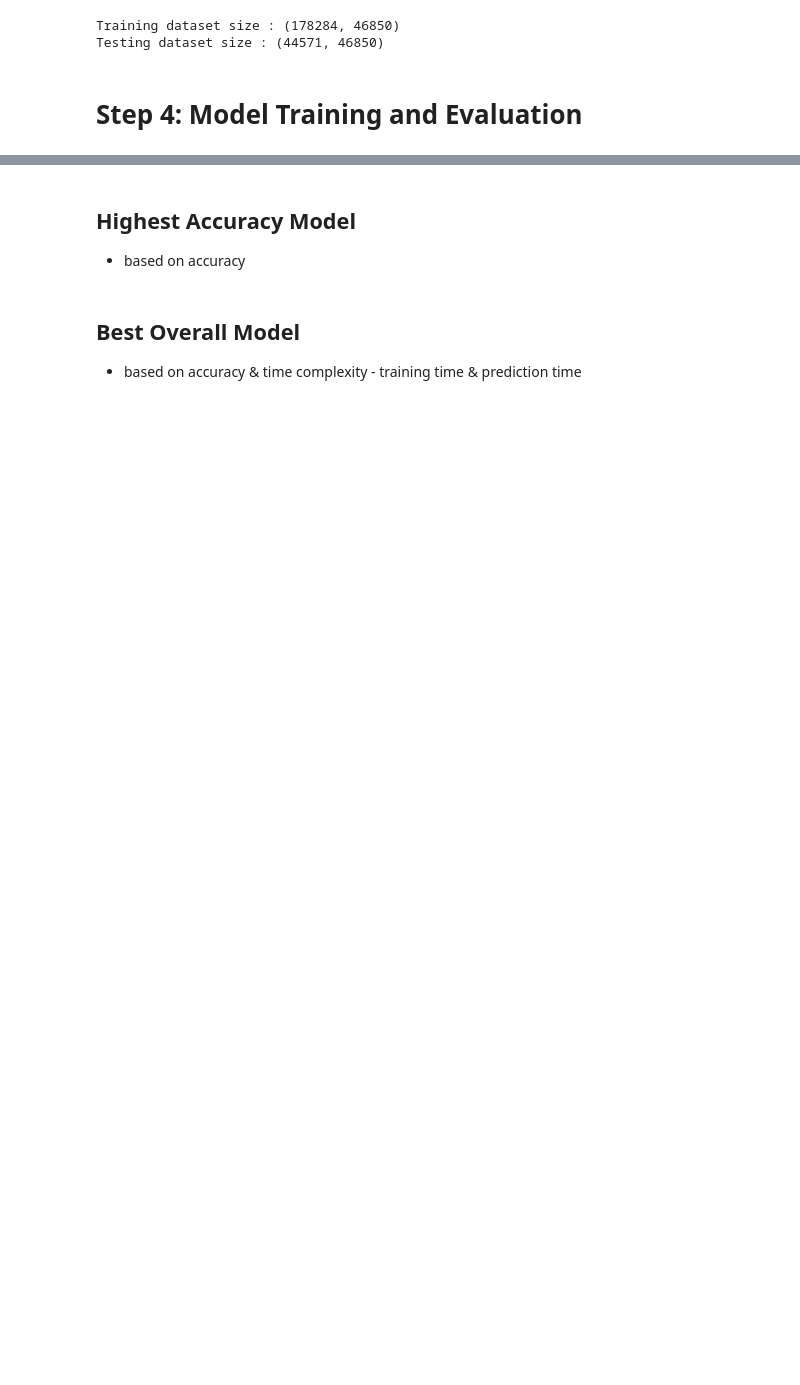
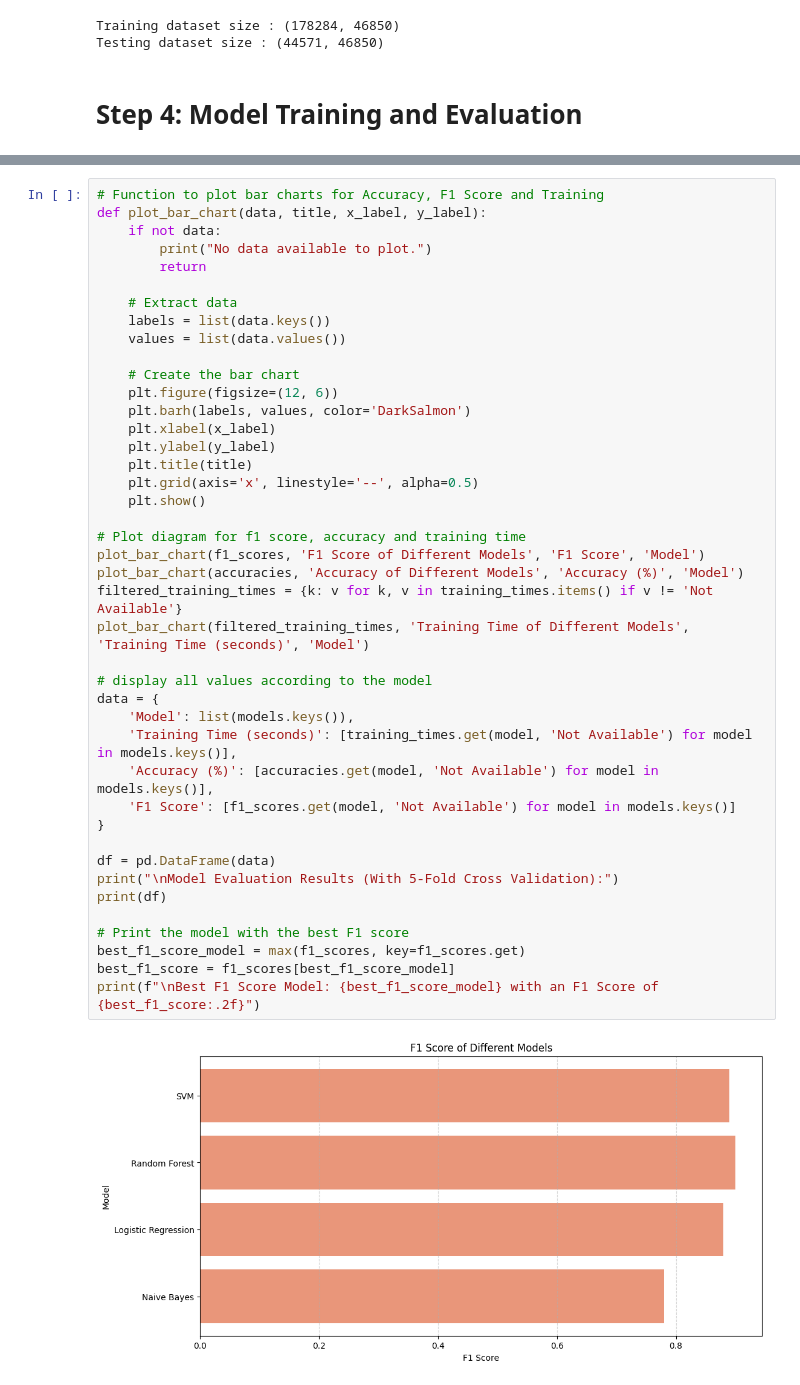
Before and after one commit to JohnstonYap/predict-bank-trans-category, a Jupyter notebook: code.ipynb, the cells around one changed output, grey strips where cells are left out. Drawn from its saved outputs; the diff is of its cells as text; blank space fills up the shorter version.

```diff
--- a/code.ipynb
+++ b/code.ipynb
@@ -533,6 +666,44 @@ Loading existing SVM model...
-# %% [markdown]
-## Highest Accuracy Model
-- based on accuracy
-# %% [markdown]
-## Best Overall Model
-- based on accuracy & time complexity - training time & prediction time
+# %%
+# Function to plot bar charts for Accuracy, F1 Score and Training
+def plot_bar_chart(data, title, x_label, y_label):
+    if not data:
+        print("No data available to plot.")
+        return
+
+    # Extract data
+    labels = list(data.keys())
+    values = list(data.values())
+
+    # Create the bar chart
+    plt.figure(figsize=(12, 6))
+    plt.barh(labels, values, color='DarkSalmon')
+    plt.xlabel(x_label)
+    plt.ylabel(y_label)
+    plt.title(title)
+    plt.grid(axis='x', linestyle='--', alpha=0.5)
+    plt.show()
+
+# Plot diagram for f1 score, accuracy and training time
+plot_bar_chart(f1_scores, 'F1 Score of Different Models', 'F1 Score', 'Model')
+plot_bar_chart(accuracies, 'Accuracy of Different Models', 'Accuracy (%)', 'Model')
+filtered_training_times = {k: v for k, v in training_times.items() if v != 'Not Available'}
+plot_bar_chart(filtered_training_times, 'Training Time of Different Models', 'Training Time (seconds)', 'Model')
+
+# display all values according to the model
+data = {
+    'Model': list(models.keys()),
+    'Training Time (seconds)': [training_times.get(model, 'Not Available') for model in models.keys()],
+    'Accuracy (%)': [accuracies.get(model, 'Not Available') for model in models.keys()],
+    'F1 Score': [f1_scores.get(model, 'Not Available') for model in models.keys()]
+}
+
+df = pd.DataFrame(data)
+print("\nModel Evaluation Results (With 5-Fold Cross Validation):")
+print(df)
+
+# Print the model with the best F1 score
+best_f1_score_model = max(f1_scores, key=f1_scores.get)
+best_f1_score = f1_scores[best_f1_score_model]
+print(f"\nBest F1 Score Model: {best_f1_score_model} with an F1 Score of {best_f1_score:.2f}")
+# %% [output]
+[figure, added]
```
Also changed, not shown: parts of 19 cells of this notebook, 2 other files.
